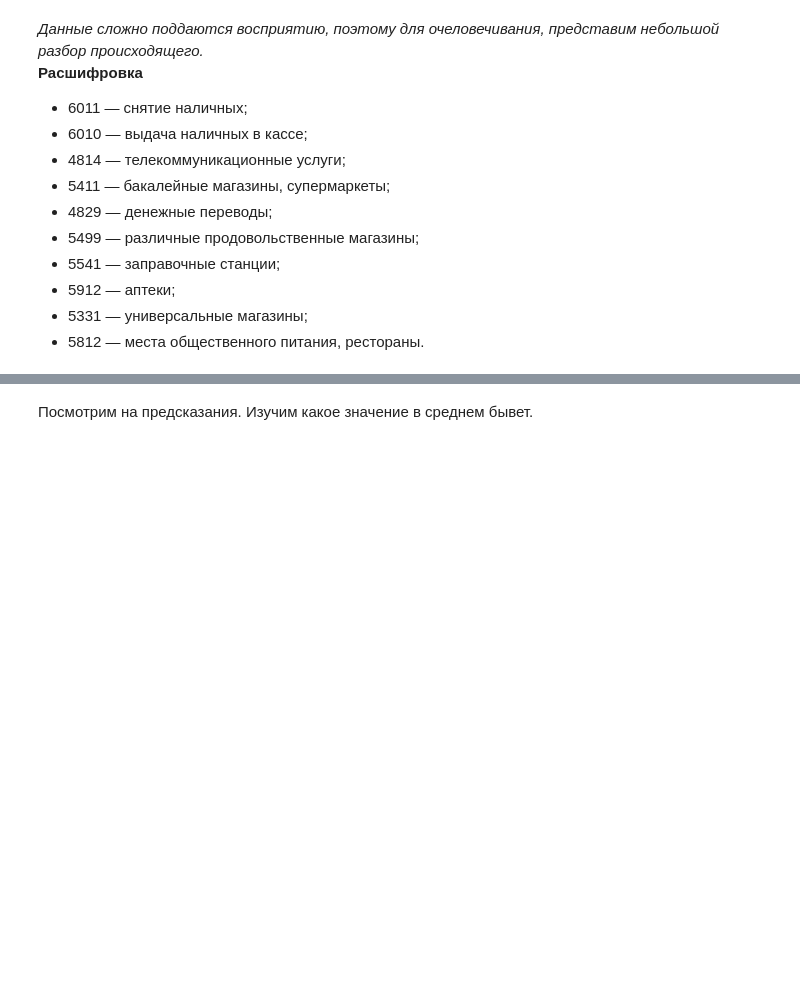
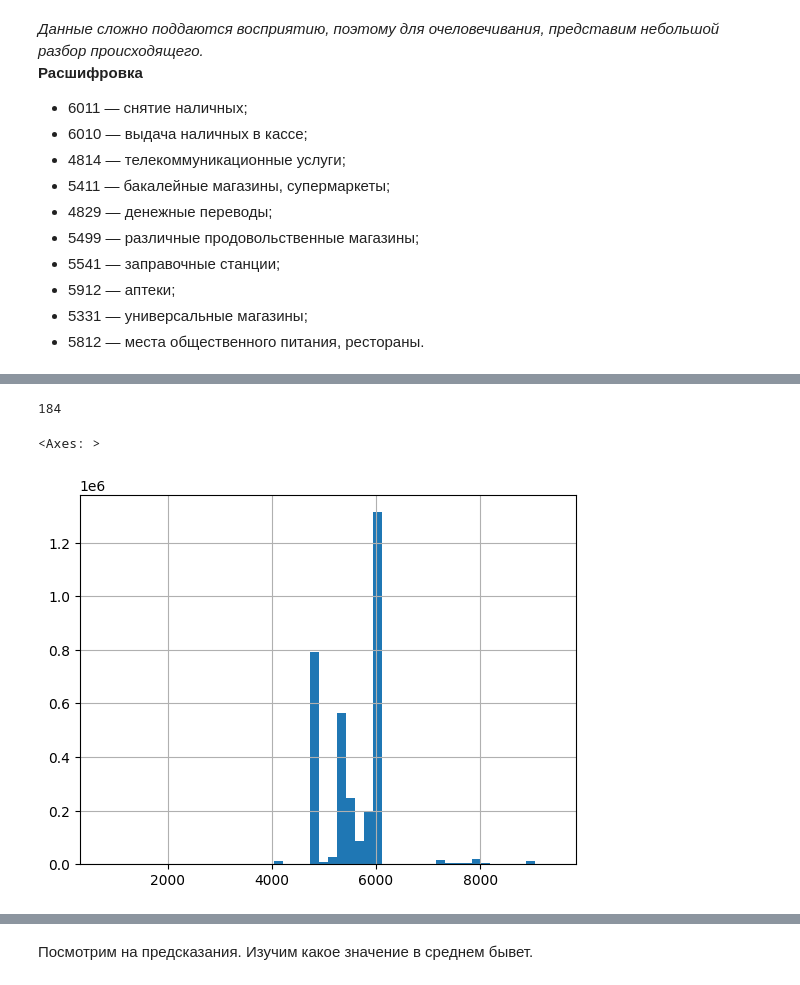
Before and after one commit to observer012/Pet_projects, a Jupyter notebook: kaggle Alfa-bank/Alfa_task.ipynb, the cells around one changed output, grey strips where cells are left out. Saved outputs shown, nothing was run; the diff lists cells and outputs as text; code cells hidden in the pictures; blank space fills up the shorter version.

Commit message:
13. Editing conclusions and graphs

```diff
--- a/kaggle Alfa-bank/Alfa_task.ipynb
+++ b/kaggle Alfa-bank/Alfa_task.ipynb
@@ -367,3 +379,12 @@ df_train['Data'].explode().value_counts().reset_index()
+# %%
+len(df_train['Data'].explode().unique())
+# %% [output]
+184
+# %%
+df_train['Data'].explode().hist(bins=50)
+# %% [output]
+<Axes: >
+[figure, added]
 # %%
 for_fig = df_train['Data'].explode().value_counts().reset_index()
 len_col = len(for_fig.columns)
```
Also changed, not shown: parts of 7 cells of this notebook.
